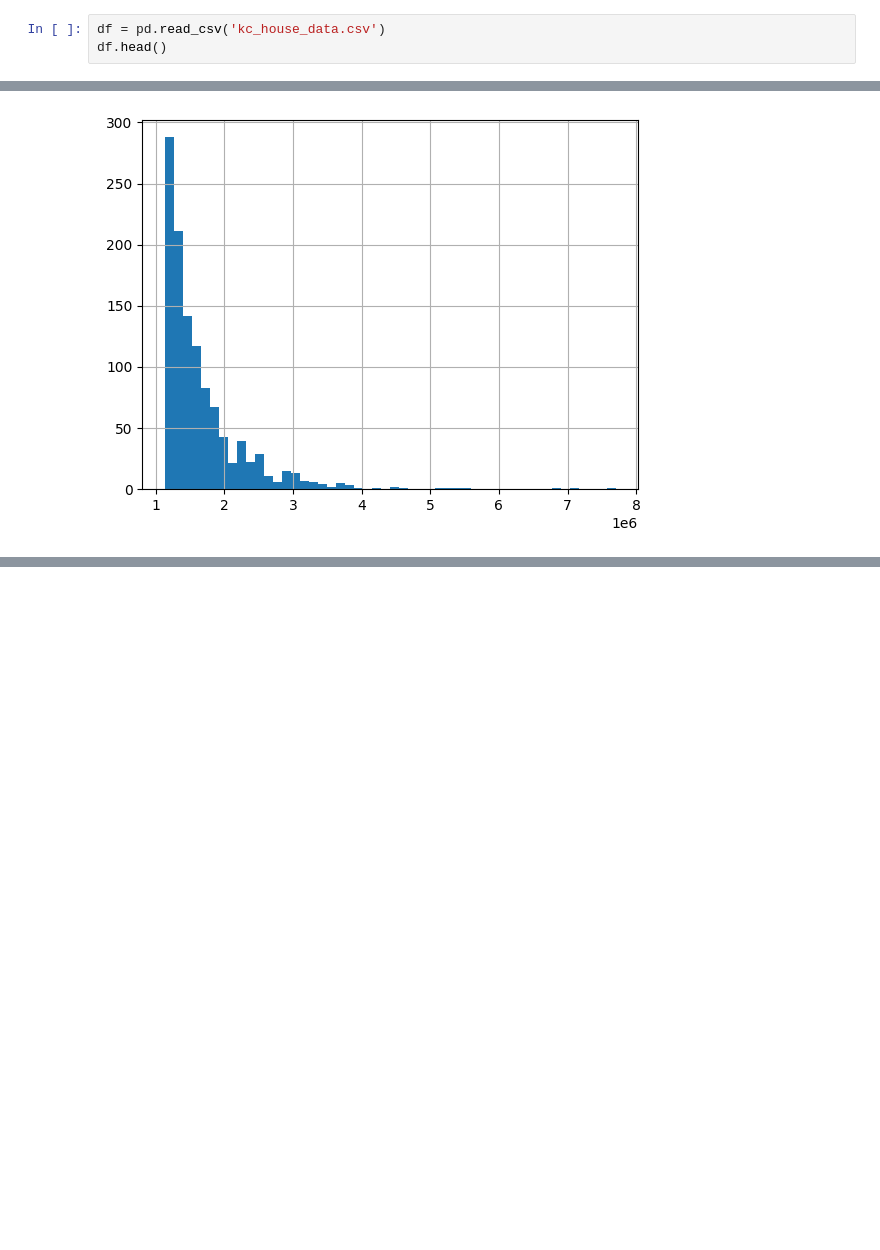
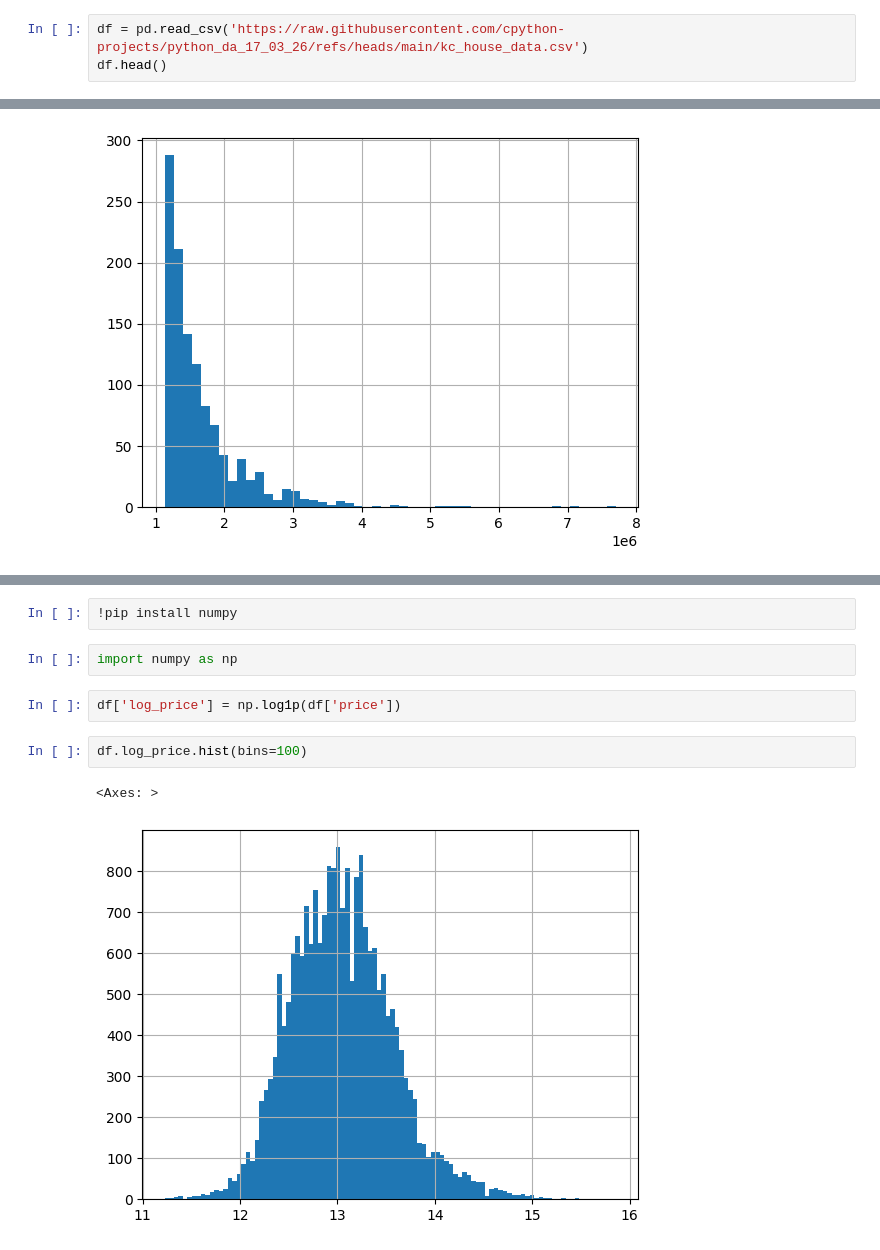
Before and after one commit to cpython-projects/python_da_17_03_26, a Jupyter notebook: lesson_14.ipynb, the cells around one changed output, grey strips where cells are left out. Cells and saved outputs as stored; diff of their text form; blank space fills up the shorter version.

```diff
--- a/lesson_14.ipynb
+++ b/lesson_14.ipynb
@@ -775,5 +770,5 @@ Saving kc_house_data.csv to kc_house_data.csv
 # %%
-df = pd.read_csv('kc_house_data.csv')
+df = pd.read_csv('https://raw.githubusercontent.com/cpython-projects/python_da_17_03_26/refs/heads/main/kc_house_data.csv')
 df.head()
 # %% [output]
 |  | id | date | price | bedrooms | bathrooms | sqft_living | sqft_lot | floors | waterfront | view | ... |
@@ -831,0 +836,11 @@ df_2.price.hist(bins=50)
+# %%
+!pip install numpy
+# %%
+import numpy as np
+# %%
+df['log_price'] = np.log1p(df['price'])
+# %%
+df.log_price.hist(bins=100)
+# %% [output]
+<Axes: >
+[figure, added]
```
Also changed, not shown: parts of 20 cells of this notebook.
